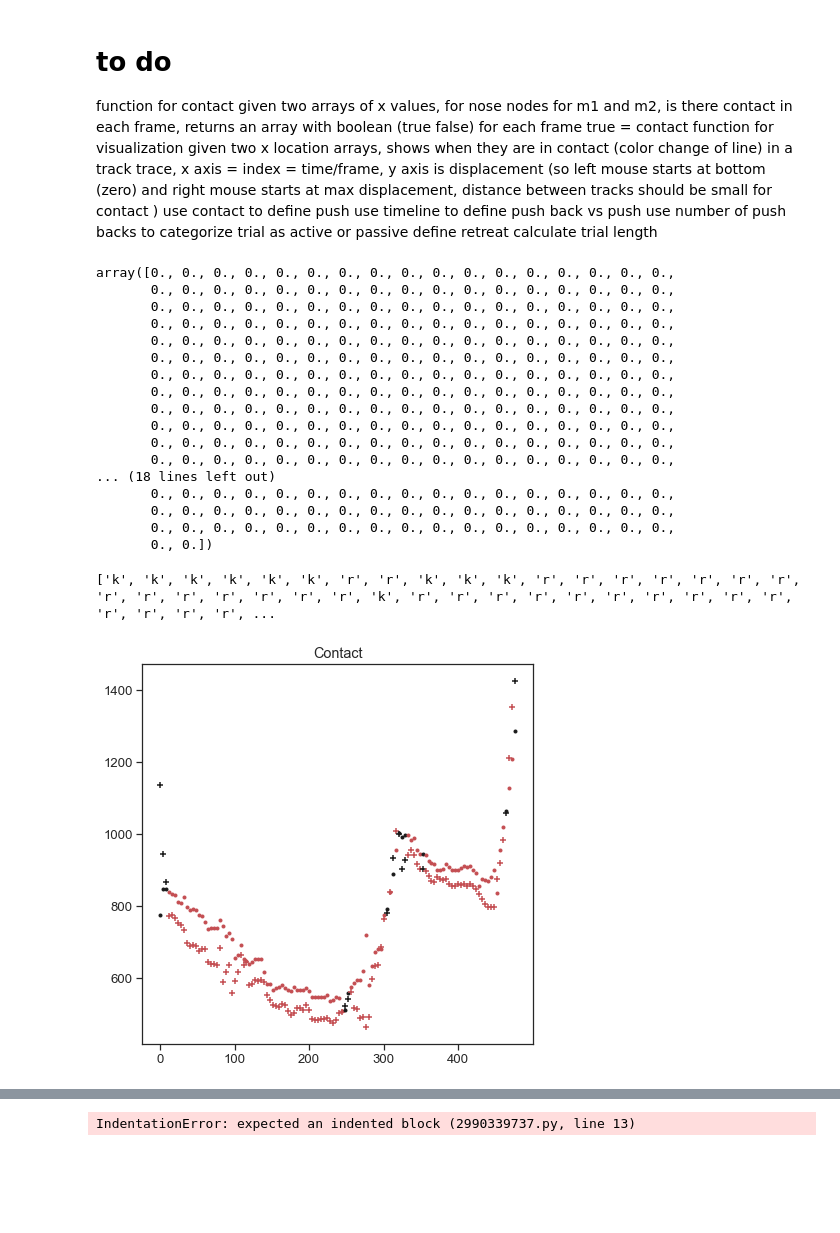
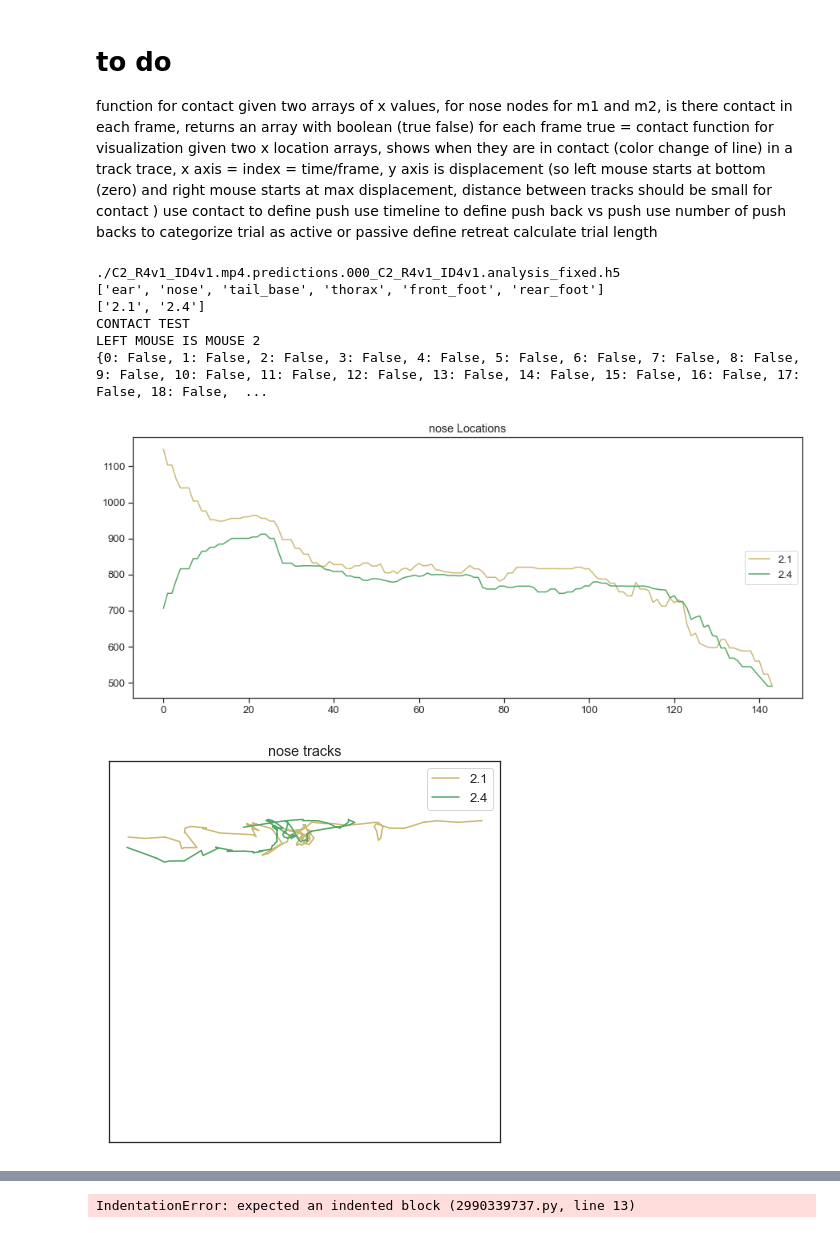
Before and after one commit to padillacoreanolab/pose_tracking_repo, a Jupyter notebook: results/tube_test_analysis/tubetest_analysis.ipynb, the cells around one changed output, grey strips where cells are left out. Drawn from its saved outputs; the diff is of its cells as text; code cells hidden in the pictures; blank space fills up the shorter version.

```diff
--- a/results/tube_test_analysis/tubetest_analysis.ipynb
+++ b/results/tube_test_analysis/tubetest_analysis.ipynb
@@ -84,0 +85,7 @@ instance count: 2
+# %%
+tube = "./tube_nodes.h5"
+dset_names, locations, node_names, track_names, rank_dic = get_info(tube)
+
+node_names
+new_data = locations[~np.isnan(locations)]
+new_data
@@ -380,97 +480,96 @@ use timeline to define push back vs push
 use number of push backs to categorize trial as active or passive
 define retreat
 calculate trial length
-# %%
-np.where(front_vel_mouse2_4 < 0, front_vel_mouse2_4, False)
-# %% [output]
-array([0., 0., 0., 0., 0., 0., 0., 0., 0., 0., 0., 0., 0., 0., 0., 0., 0.,
-       0., 0., 0., 0., 0., 0., 0., 0., 0., 0., 0., 0., 0., 0., 0., 0., 0.,
-       0., 0., 0., 0., 0., 0., 0., 0., 0., 0., 0., 0., 0., 0., 0., 0., 0.,
-       0., 0., 0., 0., 0., 0., 0., 0., 0., 0., 0., 0., 0., 0., 0., 0., 0.,
-       0., 0., 0., 0., 0., 0., 0., 0., 0., 0., 0., 0., 0., 0., 0., 0., 0.,
-       0., 0., 0., 0., 0., 0., 0., 0., 0., 0., 0., 0., 0., 0., 0., 0., 0.,
-       0., 0., 0., 0., 0., 0., 0., 0., 0., 0., 0., 0., 0., 0., 0., 0., 0.,
-       0., 0., 0., 0., 0., 0., 0., 0., 0., 0., 0., 0., 0., 0., 0., 0., 0.,
-       0., 0., 0., 0., 0., 0., 0., 0., 0., 0., 0., 0., 0., 0., 0., 0., 0.,
-       0., 0., 0., 0., 0., 0., 0., 0., 0., 0., 0., 0., 0., 0., 0., 0., 0.,
-       0., 0., 0., 0., 0., 0., 0., 0., 0., 0., 0., 0., 0., 0., 0., 0., 0.,
-       0., 0., 0., 0., 0., 0., 0., 0., 0., 0., 0., 0., 0., 0., 0., 0., 0.,
-... (18 lines left out)
-       0., 0., 0., 0., 0., 0., 0., 0., 0., 0., 0., 0., 0., 0., 0., 0., 0.,
-       0., 0., 0., 0., 0., 0., 0., 0., 0., 0., 0., 0., 0., 0., 0., 0., 0.,
-       0., 0., 0., 0., 0., 0., 0., 0., 0., 0., 0., 0., 0., 0., 0., 0., 0.,
-       0., 0.])
 # %%
 def contact(node_array_m1, node_array_m2, epsilon):
     """
-    given two node location arrays for mouse 1 and mouse 1 in one dimension,
+    given two node location arrays for mouse 1 and mouse 2 in one dimension,
     nose nodes recommended for tube test in the x dimension,
     returns a boolean of the number of frames of the trial/video
     true = contact, false = no contact
     epsilon = threshold for closeness that defines a contact
     """
-    contact_array = []
+    contact_array = [0] * len(node_array_m1)
       #get left mouse
       #left of screen in 0 on x axis
     if node_array_m1[0] > node_array_m2[0]:
         left_array = node_array_m2
         right_array = node_array_m1
+        print('LEFT MOUSE IS MOUSE 2')
     else:
         left_array = node_array_m1
         right_array = node_array_m2
+        print('LEFT MOUSE IS MOUSE 1')
     for i in range(len(node_array_m1)):
         if abs(node_array_m1[i] - node_array_m2[i]) < epsilon:
-            contact_array.append(True)
+            contact_array[i] = True
         if left_array[i] > right_array [i]:
-            contact_array.append(True)
+            contact_array[i] = True
         else:
-            contact_array.append(False)
+            contact_array[i] = False
     return contact_array
 
+dset_names, locations, node_names, track_names, rank_dict, MOUSE_YELLOW_PAGES = get_info("./C2_R4v1_ID4v1.mp4.predictions.000_C2_R4v1_ID4v1.analysis_fixed.h5")
+locations = fill_missing(locations)
+print(node_names)
+print(track_names)
+NOSE_INDEX = 1
+nose_loc = locations[:, NOSE_INDEX, :,:]
+print("CONTACT TEST")
+contact_array = contact(nose_loc[:,0,0], nose_loc[:,0,1], 10)
+contact_dict = {}
+for i in range(len(contact_array)):
+    contact_dict[i] = contact_array[i]
+print(contact_dict)
+visualize_tracks('nose', nose_loc, '2.1','2.4')
+#nose_m1 = nose_loc[:,0,MOUSE_YELLOW_PAGES['1.1']]
+#nose_m2 = nose_loc[:,0,MOUSE_YELLOW_PAGES['1.3']]
+#thorax_m1 = thorax_loc[:,0, MOUSE_YELLOW_PAGES['6.1']]
+#thorax_m2 = thorax_loc[:,0,MOUSE_YELLOW_PAGES['6.3']]
 
-
-nose_m1 = nose_loc[:,0,MOUSE_YELLOW_PAGES['6.1']]
-nose_m2 = nose_loc[:,0,MOUSE_YELLOW_PAGES['6.3']]
-#thorax_m1 = thorax_loc[:,0, MOUSE_YELLOW_PAGES['5.3']]
-#thorax_m2 = thorax_loc[:,0,MOUSE_YELLOW_PAGES['5.4']]
-
-contact(nose_m1, nose_m2,1)
+#contact(nose_m1, nose_m2,1)
 
 
 def contact_visualization(node_array_m1, node_array_m2, epsilon):
     contact_array = contact(node_array_m1, node_array_m2, epsilon)
     con_col = [0] * len(contact_array)
     for i in range(len(contact_array)):
         if contact_array[i] == True:
             con_col[i] = 'r'
         else:
             con_col[i] ='k'
     print(con_col)
 
 
     plt.figure(figsize=(7,7))
     for i in range(len(node_array_m1)):
         if i%4 == 0:
             plt.scatter(i, node_array_m1[i], c=con_col[i], marker=".")
             plt.scatter(i, node_array_m2[i], c=con_col[i], marker="+")
 
     #plt.legend()
 
     #plt.xlim(0,len(node_array_m1))
     #plt.xticks([])
 
     #max_1 = max(node_array_m1)
     #max_2 = max(node_array_m2)
     #y_max = max(max_1,max_2)
 
     #plt.ylim(0,y_max)
     #plt.yticks([])
     plt.title('Contact')
 
-contact_visualization(nose_m1, nose_m2, 8)
+#contact_visualization(nose_m1, nose_m2, 8)
 # %% [output]
-['k', 'k', 'k', 'k', 'k', 'k', 'r', 'r', 'k', 'k', 'k', 'r', 'r', 'r', 'r', 'r', 'r', 'r', 'r', 'r', 'r', 'r', 'r', 'r', 'r', 'k', 'r', 'r', 'r', 'r', 'r', 'r', 'r', 'r', 'r', 'r', 'r', 'r', 'r', 'r', ...
+./C2_R4v1_ID4v1.mp4.predictions.000_C2_R4v1_ID4v1.analysis_fixed.h5
+['ear', 'nose', 'tail_base', 'thorax', 'front_foot', 'rear_foot']
+['2.1', '2.4']
+CONTACT TEST
+LEFT MOUSE IS MOUSE 2
+{0: False, 1: False, 2: False, 3: False, 4: False, 5: False, 6: False, 7: False, 8: False, 9: False, 10: False, 11: False, 12: False, 13: False, 14: False, 15: False, 16: False, 17: False, 18: False,  ...
-[figure, old version]
+[figure, new version]
+[figure, added]
 # %%
 contact_visualization(thorax_m1, thorax_m2, 8)
 # %% [output]
```
Also changed, not shown: parts of 28 cells of this notebook, 45 other files.
